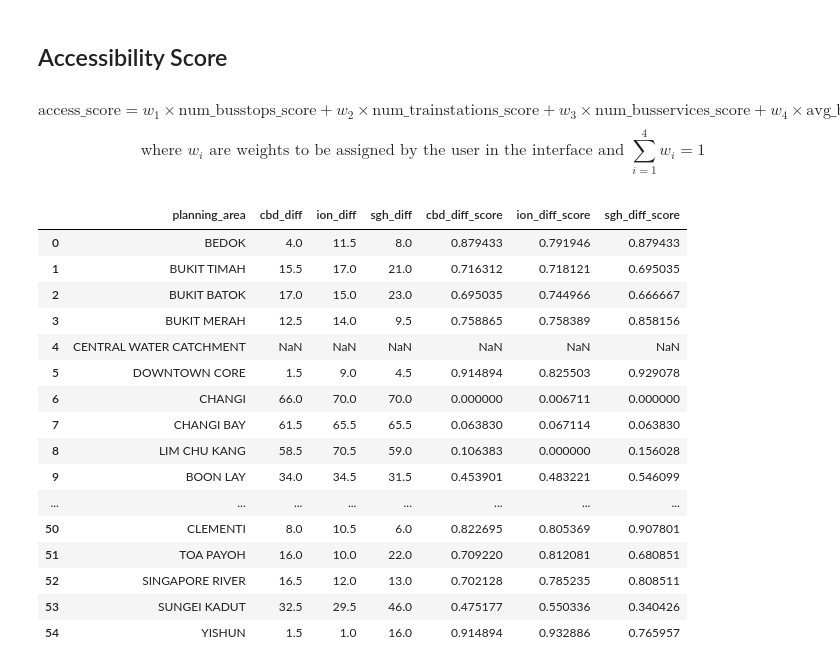
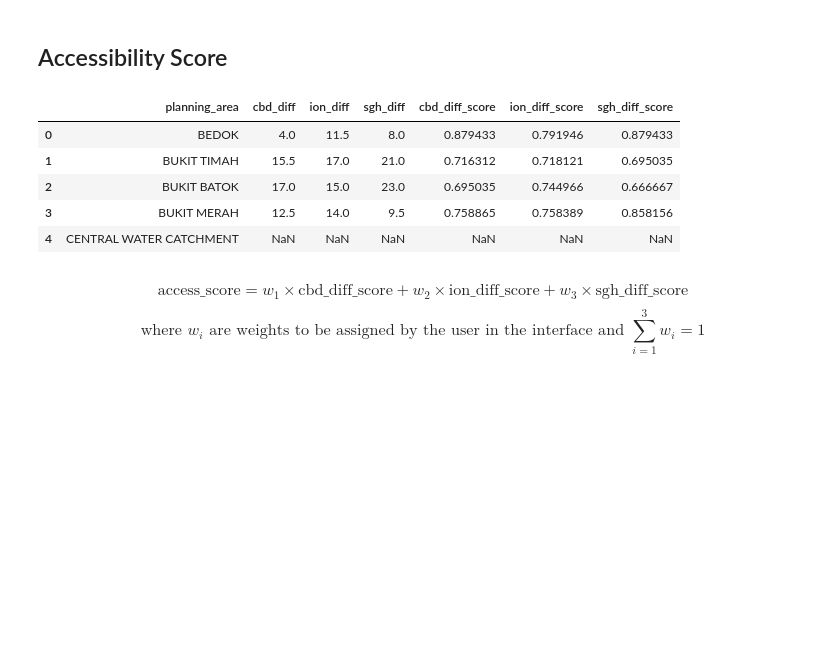
Before and after one commit to kiwi-lemongrass/DSE3101-Enhancing-Urban-Transport, a Jupyter notebook: src/backend.ipynb, the cells around one changed output. Cells and saved outputs as stored; diff of their text form; code cells hidden in the pictures; blank space fills up the shorter version.

```diff
--- a/src/backend.ipynb
+++ b/src/backend.ipynb
@@ -622,12 +622,6 @@ $$ \text{where } w_i \text{ are weights to be assigned by the user in the interf
 $$
 # %% [markdown]
 ## Accessibility Score
-# %% [markdown]
-$$
-\text{access\_score} = w_1 \times \text{num\_busstops\_score} + w_2 \times \text{num\_trainstations\_score} + w_3 \times \text{num\_busservices\_score} + w_4 \times \text{avg\_bus\_freq\_score}
-$$
-$$ \text{where } w_i \text{ are weights to be assigned by the user in the interface and } {\sum_{i=1}^{4} w_i} = 1
-$$
 # %%
 transitTime = pd.merge(pubTransitTime, priTransitTime, on=['planning_area', 'destination'], how='left')
 transitTime['ett_diff'] = transitTime['ett'] - transitTime['ett ave']
@@ -660,22 +650,17 @@ access_with_score = pd.concat([accessibility, access_values], axis=1)
 # save locally
 access_with_score.to_csv('../data/access_score.csv', index=False)
 # %%
-access_with_score
+access_with_score.head()
 # %% [output]
 |  | planning_area | cbd_diff | ion_diff | sgh_diff | cbd_diff_score | ion_diff_score | sgh_diff_score |
 | 0 | BEDOK | 4.0 | 11.5 | 8.0 | 0.879433 | 0.791946 | 0.879433 |
 | 1 | BUKIT TIMAH | 15.5 | 17.0 | 21.0 | 0.716312 | 0.718121 | 0.695035 |
 | 2 | BUKIT BATOK | 17.0 | 15.0 | 23.0 | 0.695035 | 0.744966 | 0.666667 |
 | 3 | BUKIT MERAH | 12.5 | 14.0 | 9.5 | 0.758865 | 0.758389 | 0.858156 |
 | 4 | CENTRAL WATER CATCHMENT | NaN | NaN | NaN | NaN | NaN | NaN |
-| 5 | DOWNTOWN CORE | 1.5 | 9.0 | 4.5 | 0.914894 | 0.825503 | 0.929078 |
-| 6 | CHANGI | 66.0 | 70.0 | 70.0 | 0.000000 | 0.006711 | 0.000000 |
-| 7 | CHANGI BAY | 61.5 | 65.5 | 65.5 | 0.063830 | 0.067114 | 0.063830 |
-| 8 | LIM CHU KANG | 58.5 | 70.5 | 59.0 | 0.106383 | 0.000000 | 0.156028 |
-| 9 | BOON LAY | 34.0 | 34.5 | 31.5 | 0.453901 | 0.483221 | 0.546099 |
-| ... | ... | ... | ... | ... | ... | ... | ... |
-| 50 | CLEMENTI | 8.0 | 10.5 | 6.0 | 0.822695 | 0.805369 | 0.907801 |
-| 51 | TOA PAYOH | 16.0 | 10.0 | 22.0 | 0.709220 | 0.812081 | 0.680851 |
-| 52 | SINGAPORE RIVER | 16.5 | 12.0 | 13.0 | 0.702128 | 0.785235 | 0.808511 |
-| 53 | SUNGEI KADUT | 32.5 | 29.5 | 46.0 | 0.475177 | 0.550336 | 0.340426 |
-| 54 | YISHUN | 1.5 | 1.0 | 16.0 | 0.914894 | 0.932886 | 0.765957 |
+# %% [markdown]
+$$
+\text{access\_score} = w_1 \times \text{cbd\_diff\_score} + w_2 \times \text{ion\_diff\_score} + w_3 \times \text{sgh\_diff\_score}
+$$
+$$ \text{where } w_i \text{ are weights to be assigned by the user in the interface and } {\sum_{i=1}^{3} w_i} = 1
+$$
```
Also changed, not shown: parts of 2 cells of this notebook.
